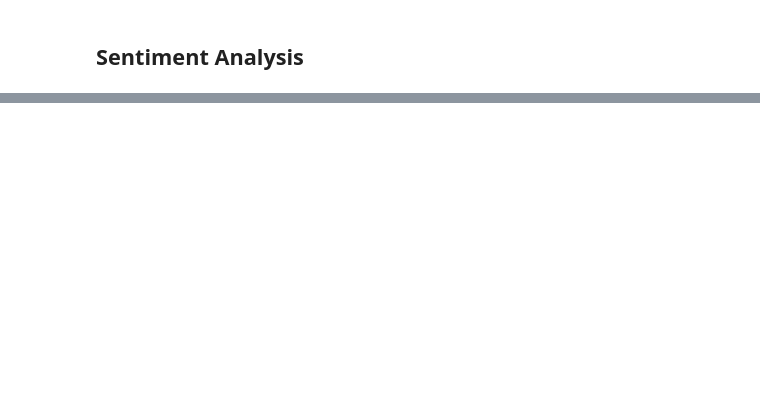
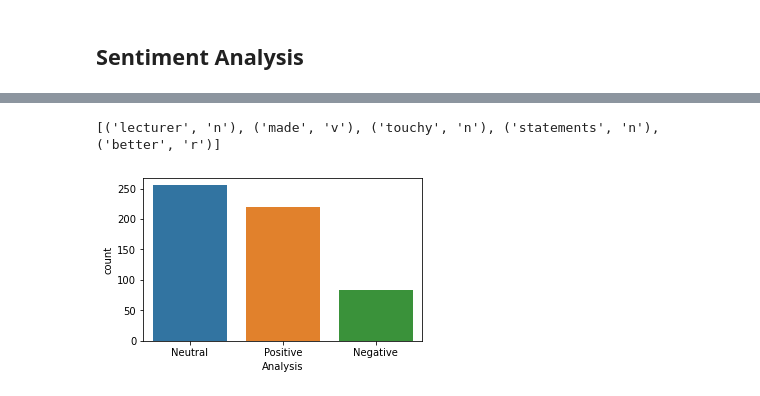
Before and after one commit to ashleyykq/is434-g2-t7, a Jupyter notebook: twitter/Tweets Analysis.ipynb, the cells around one changed output, grey strips where cells are left out. Drawn from its saved outputs; the diff is of its cells as text; code cells hidden in the pictures; blank space fills up the shorter version.

Commit message:
Twitter files Update
included completed tweets analysis, twitter scrapping script, stylecloud exports

```diff
--- a/twitter/Tweets Analysis.ipynb
+++ b/twitter/Tweets Analysis.ipynb
@@ -277,7 +346,0 @@ Name: Text, dtype: object
-# %%
-#Cleaning and removing repeating characters
-
-def cleaning_repeating_char(text):
-    return re.sub(r'(.)1+', r'1', text)
-train_text['Text'] = train_text['Text'].apply(lambda x: cleaning_repeating_char(x))
-train_text['Text'].tail()
@@ -286,7 +346,0 @@ NameError: name 're' is not defined
-# %%
-#Cleaning and removing Numeric numbers
-
-def cleaning_numbers(data):
-    return re.sub('[0-9]+', '', data)
-train_text['Text'] = train_text['Text'].apply(lambda x: cleaning_numbers(x))
-train_text['Text'].tail()
@@ -364,0 +347,23 @@ plt.show()
+# %%
+from textblob import TextBlob
+# function to calculate subjectivity
+def getSubjectivity(tweets):
+    return TextBlob(tweets).sentiment.subjectivity
+# function to calculate polarity
+def getPolarity(tweets):
+    return TextBlob(tweets).sentiment.polarity
+
+# function to analyze the tweets
+def analysis(score):
+    if score < 0:
+        return 'Negative'
+    elif score == 0:
+        return 'Neutral'
+    else:
+        return 'Positive'
+# %%
+final_data = pd.DataFrame(train_text[['Text', 'Lemma']])
+final_data['Subjectivity'] = final_data['Lemma'].apply(getSubjectivity)
+final_data['Polarity'] = final_data['Lemma'].apply(getPolarity)
+final_data['Analysis'] = final_data['Polarity'].apply(analysis)
+final_data
@@ -364,0 +384,13 @@ plt.show()
+# %%
+print(train_text['POS tagged'].iloc[553])
+# %% [output]
+[('lecturer', 'n'), ('made', 'v'), ('touchy', 'n'), ('statements', 'n'), ('better', 'r')]
+# %%
+# sentiment_df.plot(kind="bar")
+import matplotlib.pyplot as plt
+import seaborn as sns
+plt.figure(figsize=(5, 3))
+sns.countplot(data=final_data, x='Analysis')
+plt.show()
+# %% [output]
+[figure, added]
```
Also changed, not shown: parts of 34 cells of this notebook, 4 other files.
